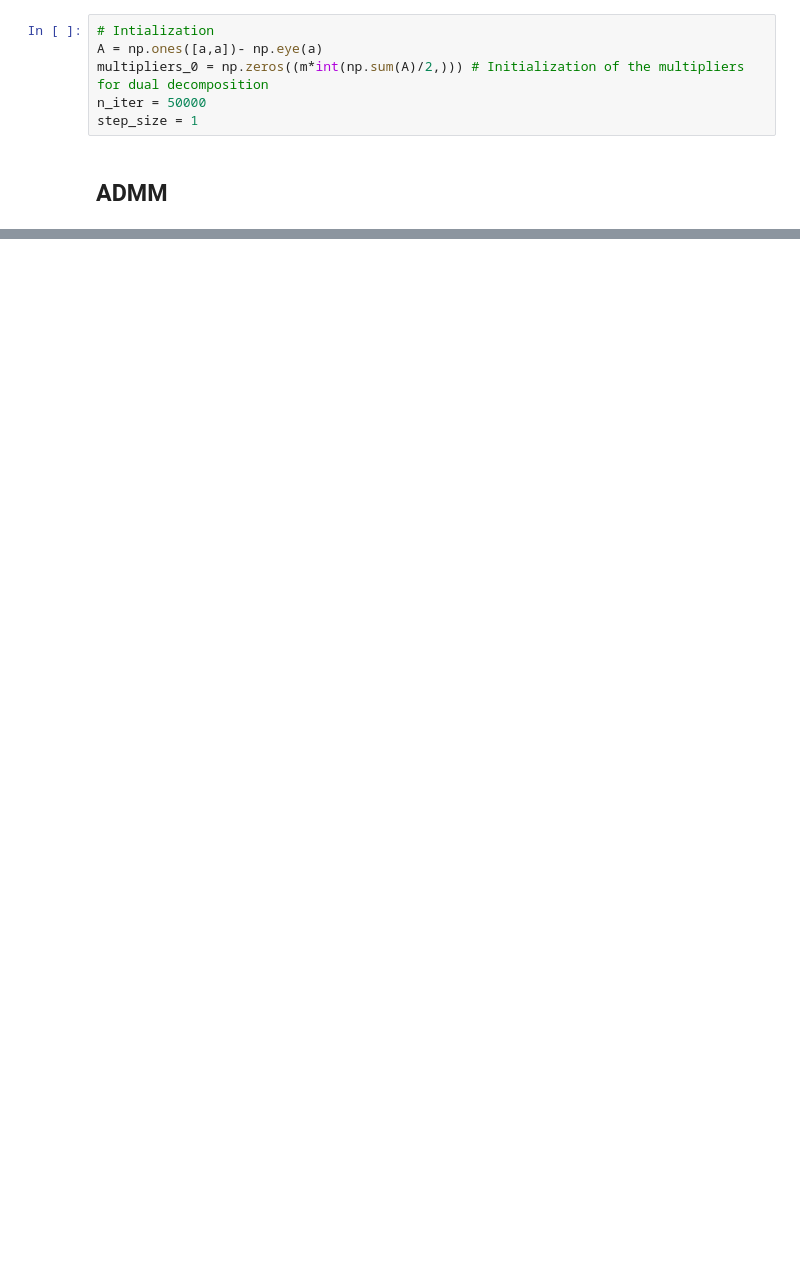
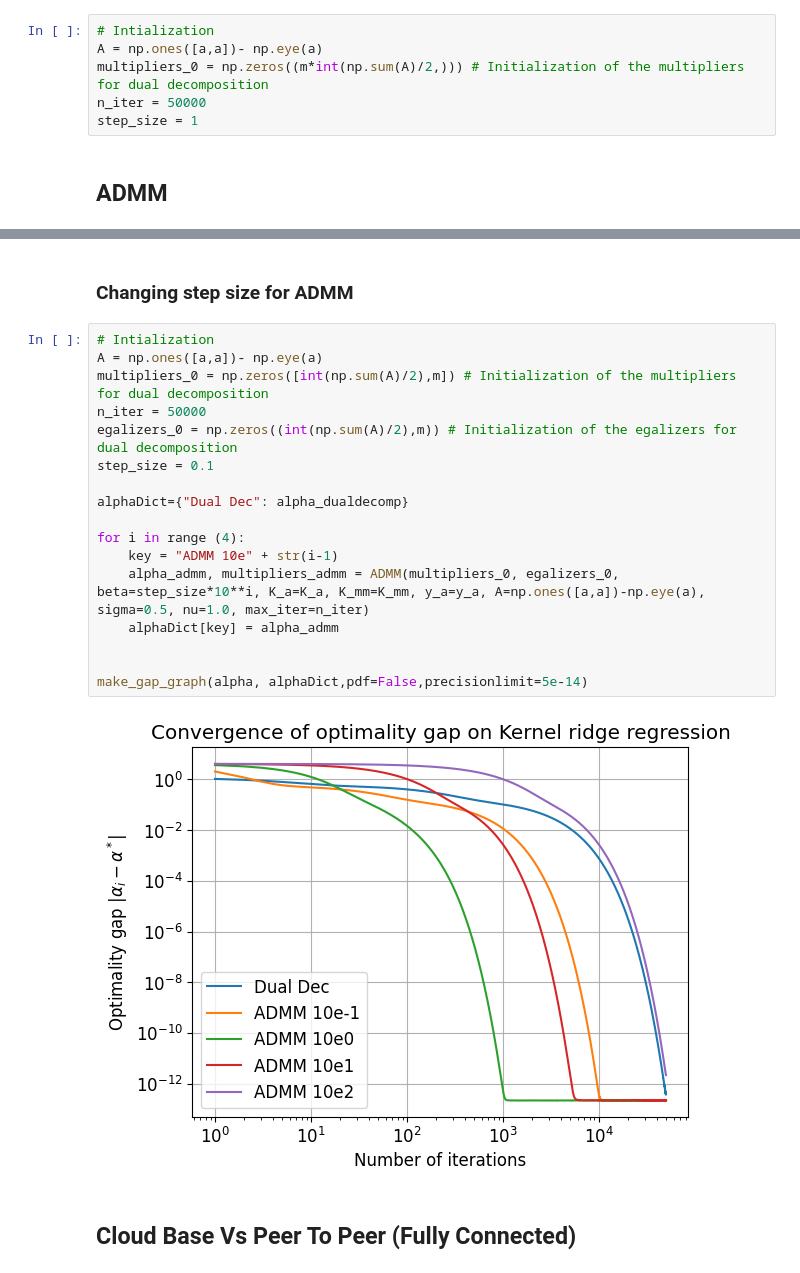
Before and after one commit to Loris-Manganelli/projet-cooperative-optimisation, a Jupyter notebook: Notebook.ipynb, the cells around one changed output, grey strips where cells are left out. Saved outputs shown, nothing was run; the diff lists cells and outputs as text; blank space fills up the shorter version.

```diff
--- a/Notebook.ipynb
+++ b/Notebook.ipynb
@@ -120,0 +109,23 @@ make_gap_graph(alpha, alphaDict,pdf=False,precisionlimit=5e-14)
+# %% [markdown]
+### Changing step size for ADMM
+# %%
+# Intialization
+A = np.ones([a,a])- np.eye(a)
+multipliers_0 = np.zeros([int(np.sum(A)/2),m]) # Initialization of the multipliers for dual decomposition
+n_iter = 50000
+egalizers_0 = np.zeros((int(np.sum(A)/2),m)) # Initialization of the egalizers for dual decomposition
+step_size = 0.1
+
+alphaDict={"Dual Dec": alpha_dualdecomp}
+
+for i in range (4):
+    key = "ADMM 10e" + str(i-1)
+    alpha_admm, multipliers_admm = ADMM(multipliers_0, egalizers_0, beta=step_size*10**i, K_a=K_a, K_mm=K_mm, y_a=y_a, A=np.ones([a,a])-np.eye(a), sigma=0.5, nu=1.0, max_iter=n_iter)
+    alphaDict[key] = alpha_admm
+
+
+make_gap_graph(alpha, alphaDict,pdf=False,precisionlimit=5e-14)
+# %% [output]
+[figure, added]
+# %% [markdown]
+## Cloud Base Vs Peer To Peer (Fully Connected)
```
Also changed, not shown: parts of 6 cells of this notebook, 1 other file.
